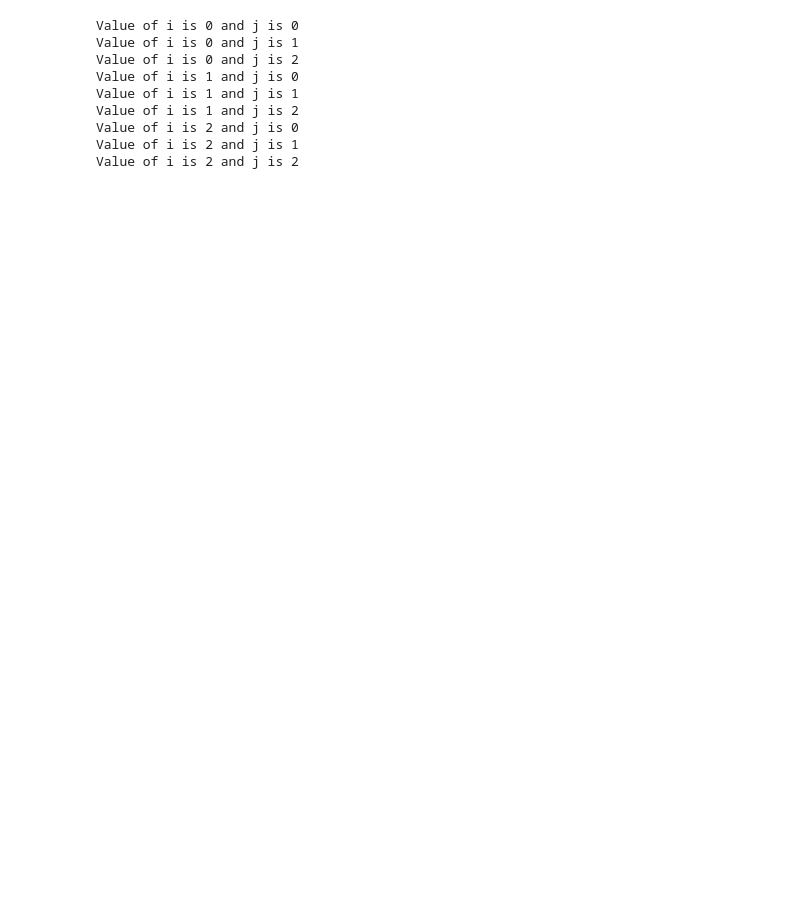
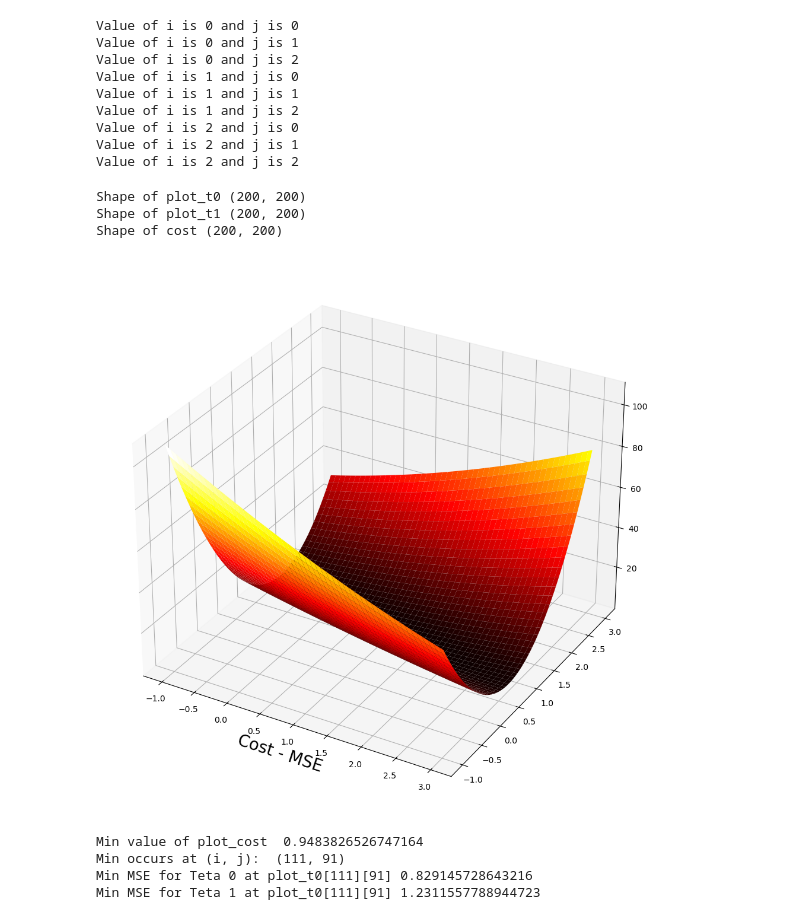
Before and after one commit to JonniiRingo/Data-Science-Ml, a Jupyter notebook: 03 Gradient Descent.ipynb, the cells around one changed output. Drawn from its saved outputs; the diff is of its cells as text; code cells hidden in the pictures; blank space fills up the shorter version.

Commit message:
Plotting the mean squared & set up for linear regression

```diff
--- a/03 Gradient Descent.ipynb
+++ b/03 Gradient Descent.ipynb
@@ -734,7 +734,7 @@ MSE Regression is  0.9479655759794577
 
 ## Make data for thetas
 # %%
-nr_thetas = 5
+nr_thetas = 200
 th_0 = np.linspace(start=-1, stop=3, num=nr_thetas)
 th_1 = np.linspace(start=-1, stop=3, num=nr_thetas)
 plot_t0, plot_t1 = np.meshgrid(th_0, th_1)
@@ -767,3 +756,41 @@ Value of i is 1 and j is 2
 Value of i is 2 and j is 0
 Value of i is 2 and j is 1
 Value of i is 2 and j is 2
+# %%
+plot_cost = np.zeros((nr_thetas, nr_thetas))
+for i in range(nr_thetas):
+    for j in range(nr_thetas):
+        # print(plot_t0[i][j])
+        y_hat = plot_t0[i][j] + plot_t1[i][j]*x_5
+        plot_cost[i][j] = mse(y_5, y_hat)[0]
+
+print('Shape of plot_t0', plot_t0.shape)
+print('Shape of plot_t1', plot_t1.shape)
+print('Shape of cost', plot_cost.shape)
+# %% [output]
+Shape of plot_t0 (200, 200)
+Shape of plot_t1 (200, 200)
+Shape of cost (200, 200)
+# %%
+fig = plt.figure(figsize=[16, 12])
+ax = fig.add_subplot(projection='3d')
+
+ax.set_xlabel('Theta 0', fontsize=20)
+ax.set_xlabel('Theta 1', fontsize=20)
+ax.set_xlabel('Cost - MSE', fontsize=20)
+
+ax.plot_surface(plot_t0, plot_t1, plot_cost, cmap=cm.hot)
+plt.show()
+# %% [output]
+[figure, added]
+# %%
+print('Min value of plot_cost ', plot_cost.min())
+ij_min = np.unravel_index(indices=plot_cost.argmin(), shape=plot_cost.shape)
+print('Min occurs at (i, j): ', ij_min)
+print('Min MSE for Teta 0 at plot_t0[111][91]', plot_t0[111][91])
+print('Min MSE for Teta 1 at plot_t0[111][91]', plot_t1[111][91])
+# %% [output]
+Min value of plot_cost  0.9483826526747164
+Min occurs at (i, j):  (111, 91)
+Min MSE for Teta 0 at plot_t0[111][91] 0.829145728643216
+Min MSE for Teta 1 at plot_t0[111][91] 1.2311557788944723
```
Also changed, not shown: parts of 2 cells of this notebook.
